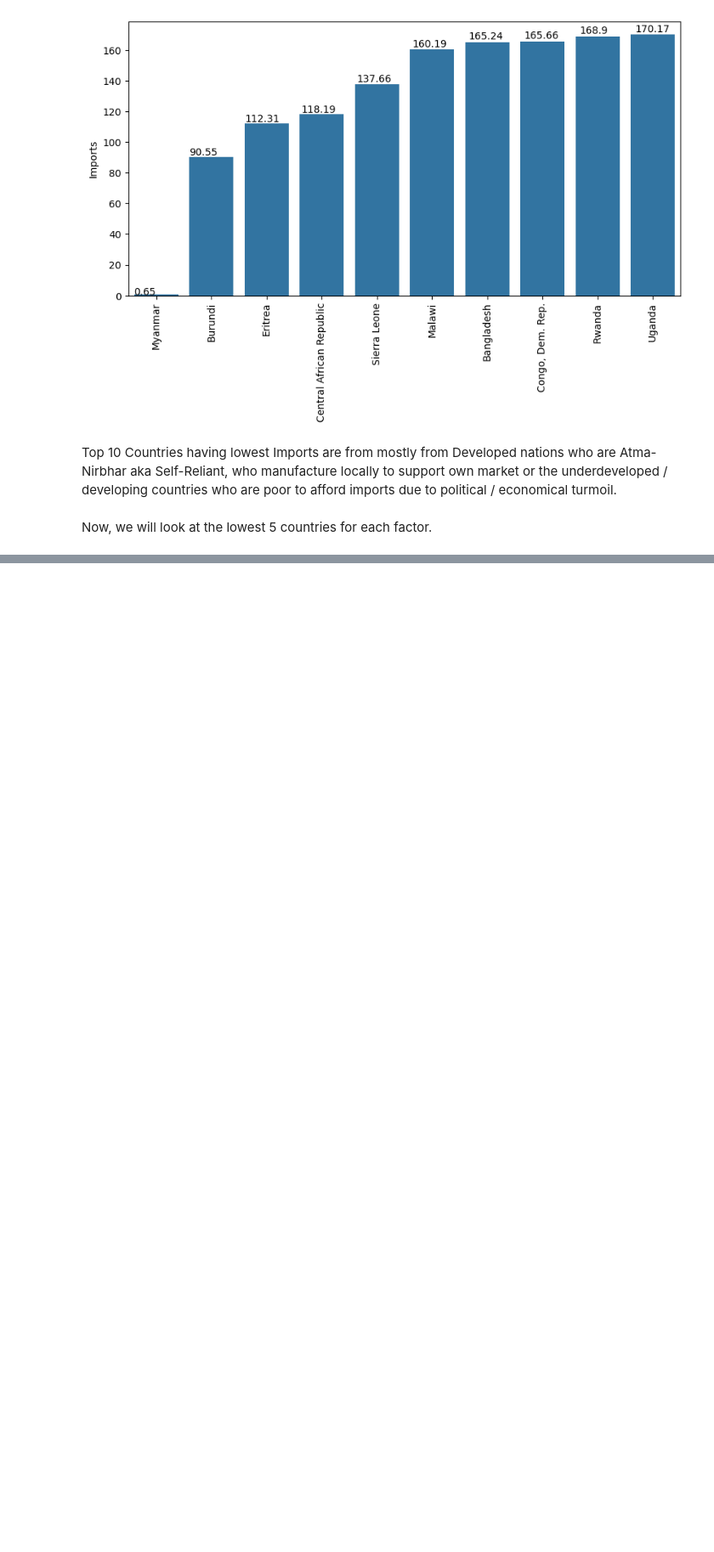
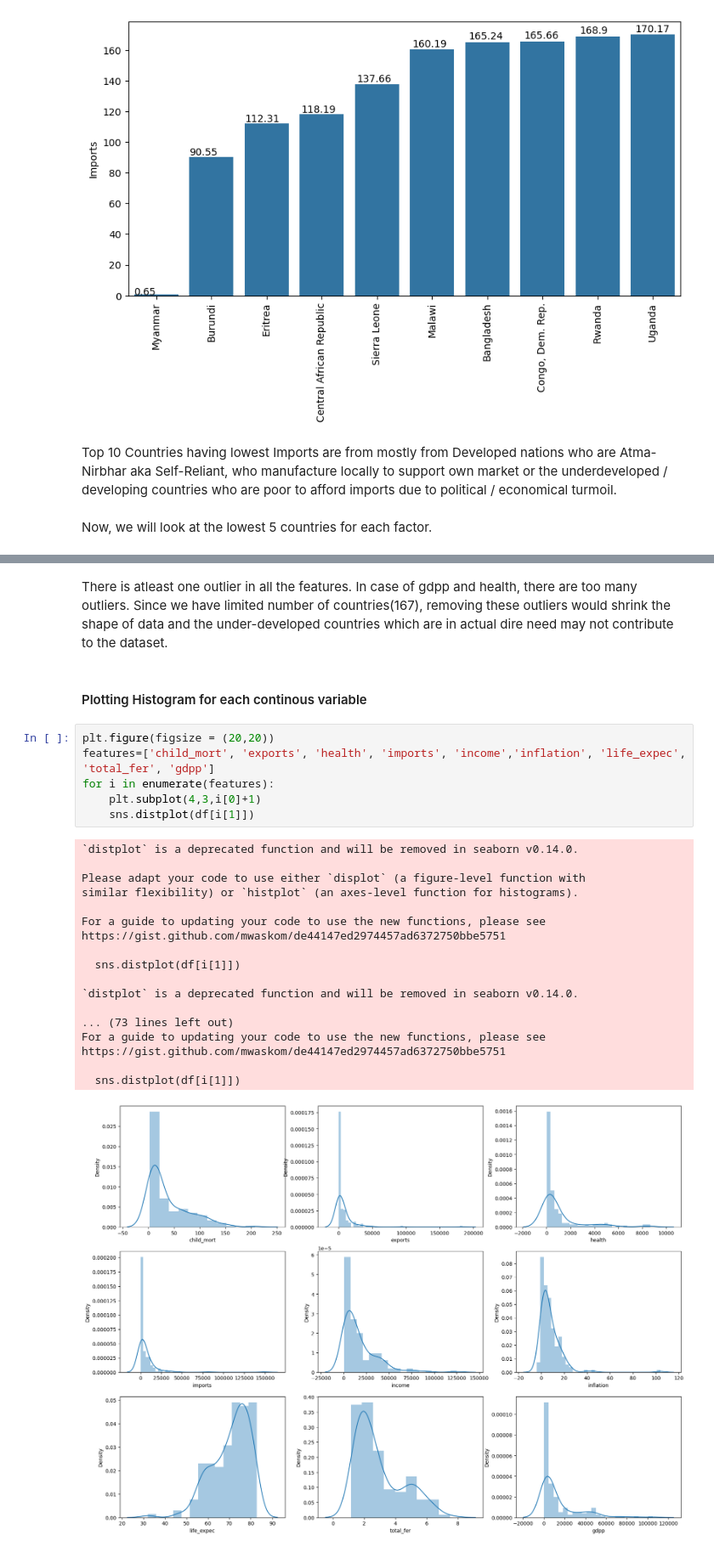
Before and after one commit to Sumay010306/GIT3-MRM, a Jupyter notebook: TASK-10.ipynb, the cells around one changed output, grey strips where cells are left out. Shown at 85% size. Cells and saved outputs as stored; diff of their text form; blank space fills up the shorter version.

```diff
--- a/TASK-10.ipynb
+++ b/TASK-10.ipynb
@@ -335,0 +485,29 @@ Now, we will look at the lowest 5 countries for each factor.
+# %% [markdown]
+There is atleast one outlier in all the features. In case of gdpp and health, there are too many outliers. Since we have limited number of countries(167), removing these outliers would shrink the shape of data and the under-developed countries which are in actual dire need may not contribute to the dataset.
+# %% [markdown]
+#### Plotting Histogram for each continous variable
+# %%
+plt.figure(figsize = (20,20))
+features=['child_mort', 'exports', 'health', 'imports', 'income','inflation', 'life_expec', 'total_fer', 'gdpp']
+for i in enumerate(features):
+    plt.subplot(4,3,i[0]+1)
+    sns.distplot(df[i[1]])
+# %% [output]
+`distplot` is a deprecated function and will be removed in seaborn v0.14.0.
+
+Please adapt your code to use either `displot` (a figure-level function with
+similar flexibility) or `histplot` (an axes-level function for histograms).
+
+For a guide to updating your code to use the new functions, please see
+https://gist.github.com/mwaskom/de44147ed2974457ad6372750bbe5751
+
+  sns.distplot(df[i[1]])
+
+`distplot` is a deprecated function and will be removed in seaborn v0.14.0.
+
+... (73 lines left out)
+For a guide to updating your code to use the new functions, please see
+https://gist.github.com/mwaskom/de44147ed2974457ad6372750bbe5751
+
+  sns.distplot(df[i[1]])
+[figure, added]
```
Also changed, not shown: parts of 16 cells of this notebook, 3 other files.
